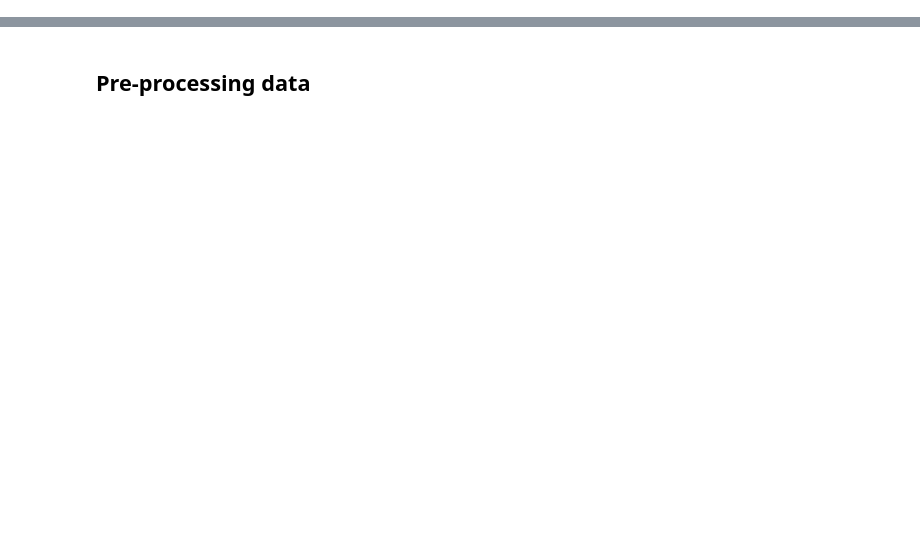
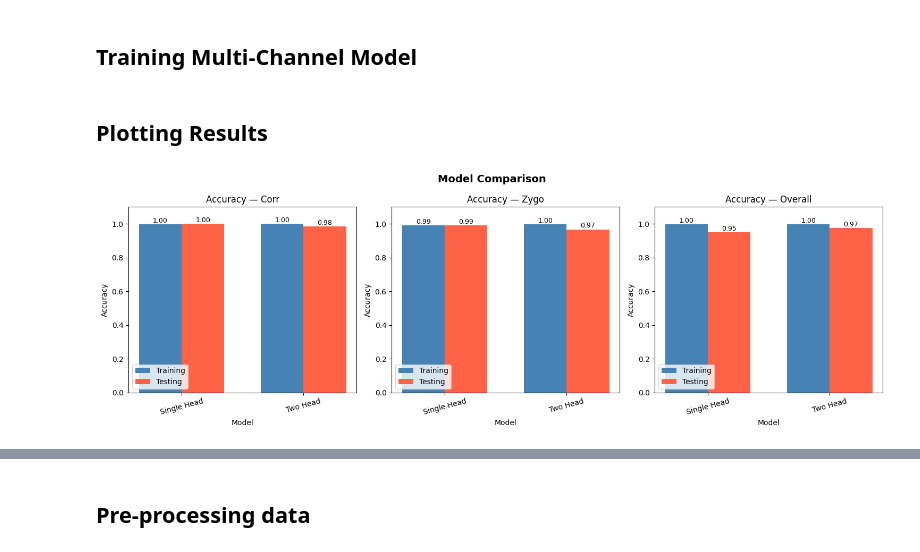
Before and after one commit to zeynoozkaya/SoundSleep, a Jupyter notebook: healthy_data_testing.ipynb, the cells around one changed output, grey strips where cells are left out. Cells and saved outputs as stored; diff of their text form; code cells hidden in the pictures; blank space fills up the shorter version.

```diff
--- a/healthy_data_testing.ipynb
+++ b/healthy_data_testing.ipynb
@@ -28,3 +33,16 @@ mne.set_log_level("CRITICAL")
 global frq
 global window
 global step
+# %%
+def classify_muscle(row):
+    zygo = row['Num_Contractions_Zygo']
+    corr = row['Num_Contractions_Corr']
+
+    if zygo > 2 and corr > 2:
+        return 'Zygo' if zygo >= corr else 'Corr'
+    elif zygo > 2:
+        return 'Zygo'
+    elif corr > 2:
+        return 'Corr'
+    else:
+        return None
@@ -97,4 +220,4 @@ results_single_head_contraction = run_kfold_training(
     epoch_len=epoch_len)
 
 model_contraction = results_single_head_contraction["models"][-1]
-#model_history_contraction = model_contraction.fit(X_train_full, y_train_full, epochs=10, validation_data=(X_test, y_test)) #, callbacks=[early_stop])
+model_history_contraction = model_contraction.fit(X_train_full, y_train_full, epochs=10, validation_data=(X_test, y_test)) #, callbacks=[early_stop])
@@ -100,0 +341,2 @@ model_contraction = results_single_head_contraction["models"][-1]
+# %% [markdown]
+## Training Multi-Channel Model
@@ -100,0 +495,45 @@ model_contraction = results_single_head_contraction["models"][-1]
+# %% [markdown]
+## Plotting Results
+# %%
+fig, axes = plt.subplots(1, 3, figsize=(15, 5))
+
+models = ['Single Head', 'Two Head']
+x = np.arange(len(models))
+width = 0.35
+
+# ── fill in your values ───────────────────────────────────────────────────────
+train_acc_corr = [accuracy_training_corr , accuracy_train_corr_tc]
+test_acc_corr  = [accuracy_test_corr,     accuracy_test_corr_tc]
+
+train_acc_zygo = [accuracy_training_zygo, accuracy_train_zygo_tc]
+test_acc_zygo  = [accuracy_training_zygo,     accuracy_test_zygo_tc]
+
+train_acc_overall = [accuracy_training, (accuracy_train_zygo_tc + accuracy_train_corr_tc) / 2]
+test_acc_overall  = [accuracy_test ,     (accuracy_test_zygo_tc  + accuracy_test_corr_tc)  / 2]
+# ─────────────────────────────────────────────────────────────────────────────
+
+configs = [
+    ('Accuracy — Corr',    train_acc_corr,    test_acc_corr,    axes[0]),
+    ('Accuracy — Zygo',    train_acc_zygo,    test_acc_zygo,    axes[1]),
+    ('Accuracy — Overall', train_acc_overall, test_acc_overall, axes[2]),
+]
+
+for title, train_scores, test_scores, ax in configs:
+    b1 = ax.bar(x - width/2, train_scores, width, label='Training', color='steelblue')
+    b2 = ax.bar(x + width/2, test_scores,  width, label='Testing',  color='tomato')
+    ax.set_title(title)
+    ax.set_xticks(x)
+    ax.set_xticklabels(models, rotation=15)
+    ax.set_ylim(0, 1.1)
+    ax.set_ylabel('Accuracy')
+    ax.set_xlabel('Model')
+    ax.legend()
+    for bar in [*b1, *b2]:
+        ax.text(bar.get_x() + bar.get_width()/2, bar.get_height() + 0.01,
+                f'{bar.get_height():.2f}', ha='center', fontsize=9)
+
+plt.suptitle('Model Comparison', fontsize=14, fontweight='bold')
+plt.tight_layout()
+plt.show()
+# %% [output]
+[figure, added]
```
Also changed, not shown: parts of 24 cells of this notebook.
